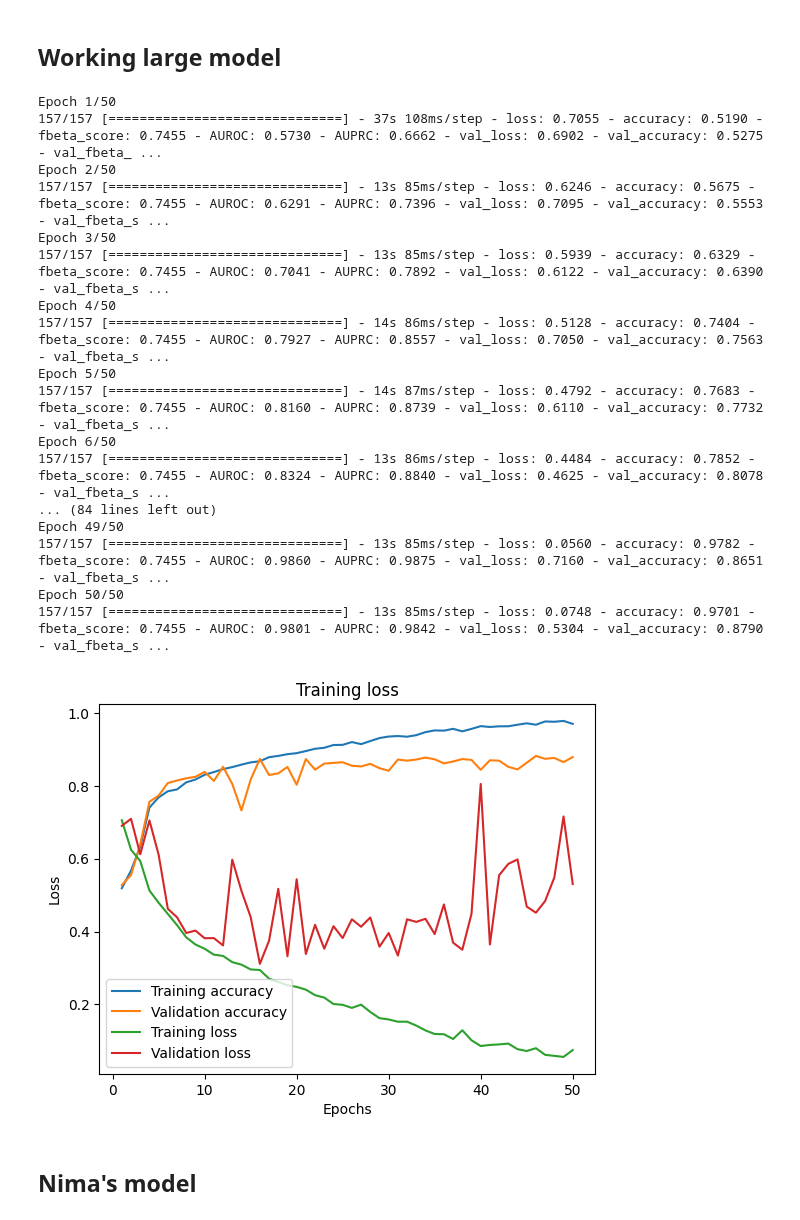
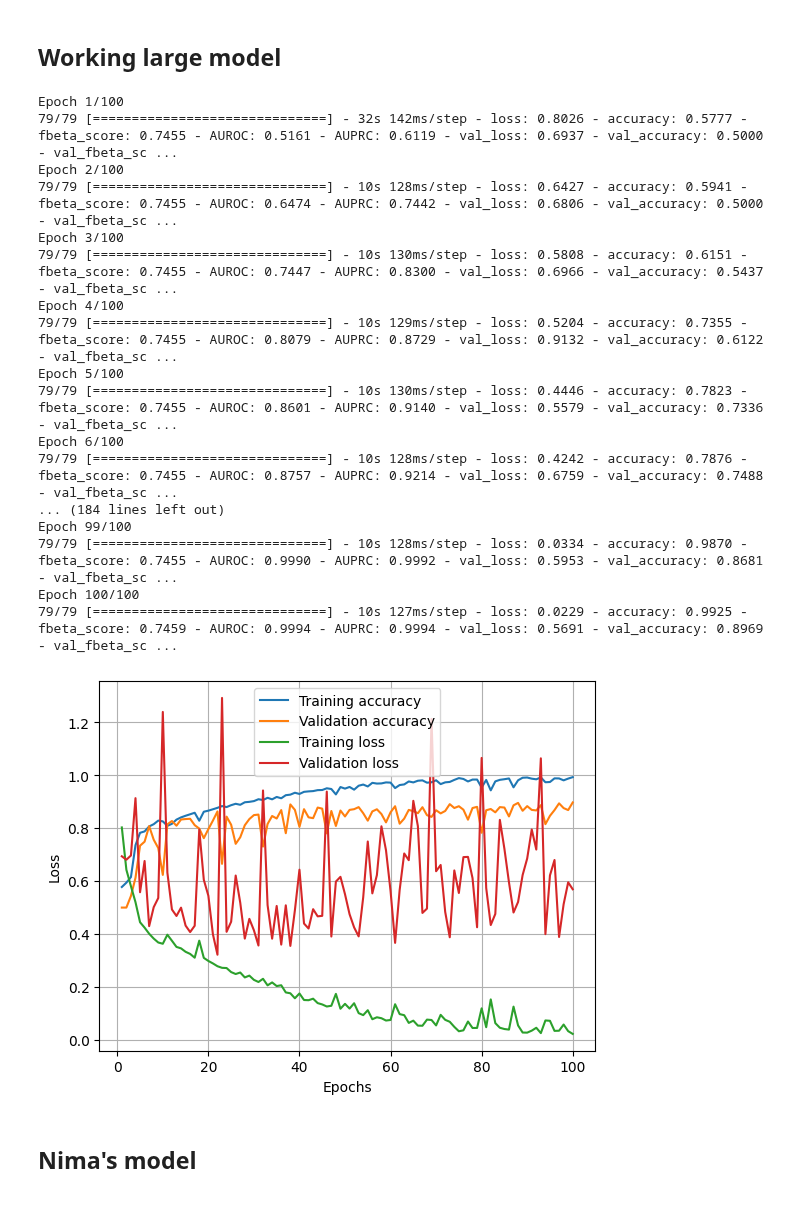
Before and after one commit to Dinuka-1999/BraiNeoCare, a Jupyter notebook: ML_code.ipynb, the cells around one changed output. Saved outputs shown, nothing was run; the diff lists cells and outputs as text; code cells hidden in the pictures.

```diff
--- a/ML_code.ipynb
+++ b/ML_code.ipynb
@@ -33,6 +33,9 @@ x_test=x_test*(10**5)
 # %%
 '''For 4s partitions I used dropout=0.5, and learning rate=0.001, and weight decay=0.0001. Saved model is model1_for_4s.keras was taken
 after 125 epoch with batch size=64'''
+
+'''For 1s partitions I used dropout=0.2, and used just 'adam'. Saved model is model1_for_1s.keras was taken
+after 125 epoch with batch size=128'''
 
 Input=keras.Input(shape=(256,12),name="Input_signal")
 x=layers.Conv1D(32,3,padding="same",activation='swish')(Input)
@@ -42,14 +45,13 @@ x=layers.MaxPooling1D(4)(a)
 x=layers.Conv1D(64,3,padding="same",activation='swish')(x)
 x=layers.GlobalAveragePooling1D()(x)
 x=layers.Dense(16,activation='swish')(x)
-x=layers.Dropout(0.5)(x)
+x=layers.Dropout(0.2)(x)
 x=layers.Dense(1,activation='sigmoid')(x)
 model1=keras.Model(inputs=Input,outputs=x)
 
-optimizer=keras.optimizers.Adam(learning_rate=0.001,weight_decay=0.0001)
-# loss=keras.losses.BinaryCrossentropy(from_logits=True)
+# optimizer=keras.optimizers.Adam(learning_rate=0.001,weight_decay=0.0001)
 
 F1 = keras.metrics.FBetaScore()
 AUROC = tf.keras.metrics.AUC(curve='ROC', name = 'AUROC')
 AUPRC = tf.keras.metrics.AUC(curve='PR', name = 'AUPRC')
-model1.compile(optimizer=optimizer,loss='binary_crossentropy',metrics=['accuracy', F1, AUROC, AUPRC])
+model1.compile(optimizer='adam',loss='binary_crossentropy',metrics=['accuracy', F1, AUROC, AUPRC])
@@ -203,7 +194,7 @@ def create_model():
   x16=layers.Dense(256)(x16)
   x16=layers.Dropout(0.5)(x16)
   x16=layers.Dense(16,activation='swish')(x16)
-  x16=layers.Dense(1)(x16)
+  x16=layers.Dense(1,activation='sigmoid')(x16)
 
   model=keras.Model(Input,x16)
   F1 = tfa.metrics.FBetaScore(num_classes=1)
@@ -213,40 +204,36 @@ def create_model():
   # used the followiing one to get 0.99 accuracy for 4s data
   # model.compile(optimizer='adam',loss='binary_crossentropy',metrics=['accuracy', F1, AUROC, AUPRC])
 
-  optimizer=keras.optimizers.Adam(learning_rate=0.0005,weight_decay=0.0008)
-  loss=keras.losses.BinaryCrossentropy(from_logits=True)
+  optimizer=keras.optimizers.Adam(learning_rate=0.001,weight_decay=0.0002)
+  loss=keras.losses.BinaryCrossentropy(from_logits=False)
   model.compile(optimizer=optimizer,loss=loss,metrics=['accuracy', F1, AUROC, AUPRC])
 
   # keras.utils.plot_model(model,'model.png',show_layer_activations=True,show_shapes=True)
-  # model.summary()
+  model.summary()
   return model
 
 model = create_model()
-# %%
-# used the followiing for 1s and 4s data
-x_train=x_train*(10**5)
-x_test=x_test*(10**5)
 # %%
 # used 128 as the batch size for 4s data
-history=model.fit(x_train,y_train, validation_data = (x_test,y_test), epochs=50,batch_size=64)
+history=model.fit(x_train,y_train, validation_data = (x_test,y_test), epochs=100,batch_size=128)
 # %% [output]
-Epoch 1/50
-157/157 [==============================] - 37s 108ms/step - loss: 0.7055 - accuracy: 0.5190 - fbeta_score: 0.7455 - AUROC: 0.5730 - AUPRC: 0.6662 - val_loss: 0.6902 - val_accuracy: 0.5275 - val_fbeta_ ...
-Epoch 2/50
-157/157 [==============================] - 13s 85ms/step - loss: 0.6246 - accuracy: 0.5675 - fbeta_score: 0.7455 - AUROC: 0.6291 - AUPRC: 0.7396 - val_loss: 0.7095 - val_accuracy: 0.5553 - val_fbeta_s ...
-Epoch 3/50
-157/157 [==============================] - 13s 85ms/step - loss: 0.5939 - accuracy: 0.6329 - fbeta_score: 0.7455 - AUROC: 0.7041 - AUPRC: 0.7892 - val_loss: 0.6122 - val_accuracy: 0.6390 - val_fbeta_s ...
-Epoch 4/50
-157/157 [==============================] - 14s 86ms/step - loss: 0.5128 - accuracy: 0.7404 - fbeta_score: 0.7455 - AUROC: 0.7927 - AUPRC: 0.8557 - val_loss: 0.7050 - val_accuracy: 0.7563 - val_fbeta_s ...
-Epoch 5/50
-157/157 [==============================] - 14s 87ms/step - loss: 0.4792 - accuracy: 0.7683 - fbeta_score: 0.7455 - AUROC: 0.8160 - AUPRC: 0.8739 - val_loss: 0.6110 - val_accuracy: 0.7732 - val_fbeta_s ...
-Epoch 6/50
-157/157 [==============================] - 13s 86ms/step - loss: 0.4484 - accuracy: 0.7852 - fbeta_score: 0.7455 - AUROC: 0.8324 - AUPRC: 0.8840 - val_loss: 0.4625 - val_accuracy: 0.8078 - val_fbeta_s ...
-... (84 lines left out)
-Epoch 49/50
-157/157 [==============================] - 13s 85ms/step - loss: 0.0560 - accuracy: 0.9782 - fbeta_score: 0.7455 - AUROC: 0.9860 - AUPRC: 0.9875 - val_loss: 0.7160 - val_accuracy: 0.8651 - val_fbeta_s ...
-Epoch 50/50
-157/157 [==============================] - 13s 85ms/step - loss: 0.0748 - accuracy: 0.9701 - fbeta_score: 0.7455 - AUROC: 0.9801 - AUPRC: 0.9842 - val_loss: 0.5304 - val_accuracy: 0.8790 - val_fbeta_s ...
+Epoch 1/100
+79/79 [==============================] - 32s 142ms/step - loss: 0.8026 - accuracy: 0.5777 - fbeta_score: 0.7455 - AUROC: 0.5161 - AUPRC: 0.6119 - val_loss: 0.6937 - val_accuracy: 0.5000 - val_fbeta_sc ...
+Epoch 2/100
+79/79 [==============================] - 10s 128ms/step - loss: 0.6427 - accuracy: 0.5941 - fbeta_score: 0.7455 - AUROC: 0.6474 - AUPRC: 0.7442 - val_loss: 0.6806 - val_accuracy: 0.5000 - val_fbeta_sc ...
+Epoch 3/100
+79/79 [==============================] - 10s 130ms/step - loss: 0.5808 - accuracy: 0.6151 - fbeta_score: 0.7455 - AUROC: 0.7447 - AUPRC: 0.8300 - val_loss: 0.6966 - val_accuracy: 0.5437 - val_fbeta_sc ...
+Epoch 4/100
+79/79 [==============================] - 10s 129ms/step - loss: 0.5204 - accuracy: 0.7355 - fbeta_score: 0.7455 - AUROC: 0.8079 - AUPRC: 0.8729 - val_loss: 0.9132 - val_accuracy: 0.6122 - val_fbeta_sc ...
+Epoch 5/100
+79/79 [==============================] - 10s 130ms/step - loss: 0.4446 - accuracy: 0.7823 - fbeta_score: 0.7455 - AUROC: 0.8601 - AUPRC: 0.9140 - val_loss: 0.5579 - val_accuracy: 0.7336 - val_fbeta_sc ...
+Epoch 6/100
+79/79 [==============================] - 10s 128ms/step - loss: 0.4242 - accuracy: 0.7876 - fbeta_score: 0.7455 - AUROC: 0.8757 - AUPRC: 0.9214 - val_loss: 0.6759 - val_accuracy: 0.7488 - val_fbeta_sc ...
+... (184 lines left out)
+Epoch 99/100
+79/79 [==============================] - 10s 128ms/step - loss: 0.0334 - accuracy: 0.9870 - fbeta_score: 0.7455 - AUROC: 0.9990 - AUPRC: 0.9992 - val_loss: 0.5953 - val_accuracy: 0.8681 - val_fbeta_sc ...
+Epoch 100/100
+79/79 [==============================] - 10s 127ms/step - loss: 0.0229 - accuracy: 0.9925 - fbeta_score: 0.7459 - AUROC: 0.9994 - AUPRC: 0.9994 - val_loss: 0.5691 - val_accuracy: 0.8969 - val_fbeta_sc ...
 # %%
 model.save('../BraiNeoCare/models/model1.h5')
 # %%
@@ -255,22 +242,23 @@ model.summary()
 # %%
 training_accuracy = history.history['accuracy']
 val_accuracy=history.history['val_accuracy']
 training_loss = history.history['loss']
 val_loss=history.history['val_loss']
 epochs = range(1, len(training_accuracy) + 1)
 
 # Plot training loss against epochs
+# plt.figure(figsize=(6, 6))
 plt.plot(epochs, training_accuracy, label='Training accuracy')
 plt.plot(epochs, val_accuracy, label='Validation accuracy')
 plt.plot(epochs, training_loss, label='Training loss')
 plt.plot(epochs, val_loss, label='Validation loss')
-plt.title('Training loss')
+plt.grid()
 plt.xlabel('Epochs')
 plt.ylabel('Loss')
 plt.legend()
 plt.show()
 # %% [output]
-[figure, old version]
+[figure, new version]
 # %% [markdown]
 ## Nima's model
 # %%
```
Also changed, not shown: parts of 6 cells of this notebook.
